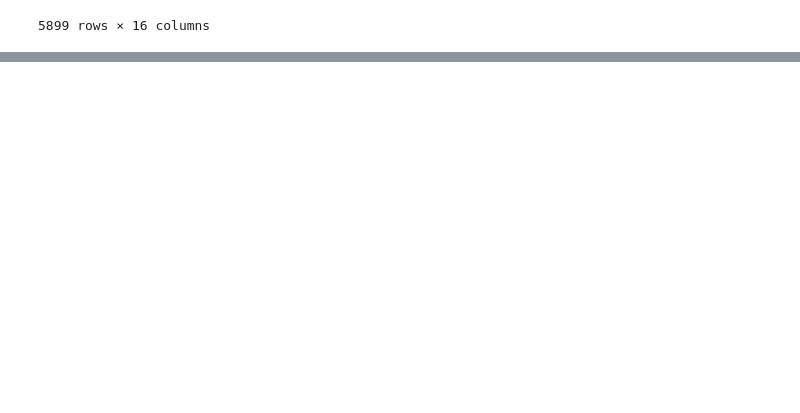
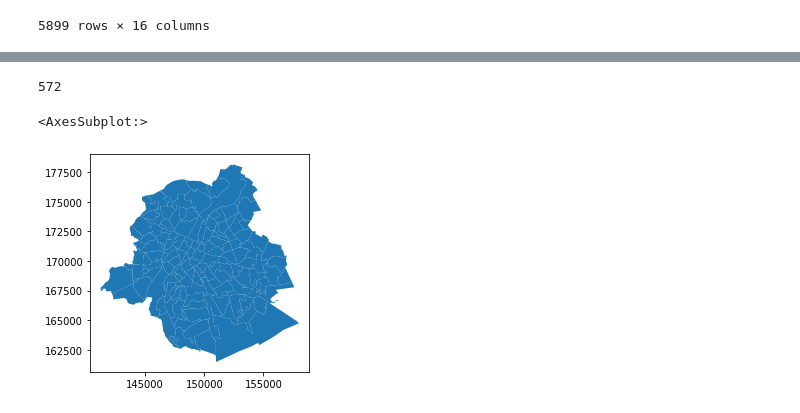
Before and after one commit to intro-to-geoprocessing/week5-lab, a Jupyter notebook: 01-airbnb-analysis.ipynb, the cells around one changed output, grey strips where cells are left out. Cells and saved outputs as stored; diff of their text form; code cells hidden in the pictures; blank space fills up the shorter version.

```diff
--- a/01-airbnb-analysis.ipynb
+++ b/01-airbnb-analysis.ipynb
@@ -60,3 +60,5 @@ data
 | 8864 | 37561594 | Bright apartment in the historica... | 283734248 | Max | Bruxelles | 50.84614 | 4.35407 | Entire home/apt | 70 | ... |
 | 8878 | 37619879 | Very Confortable room in vibrant ... | 7374840 | Sabine | Ixelles | 50.83417 | 4.36558 | Private room | 55 | ... |
 5899 rows × 16 columns
+# %%
+districts = geopandas.read_file('URBIS_ADM_MD/UrbAdm_MONITORING_DISTRICT.shp')
@@ -62,0 +81,10 @@ data
+# %%
+districts['AREA'].agg('mean')
+districts.query('NAME_FRE == NAME_DUT').size
+# %% [output]
+572
+# %%
+districts.plot()
+# %% [output]
+<AxesSubplot:>
+[figure, added]
```
Also changed, not shown: parts of 14 cells of this notebook, 3 other files.
